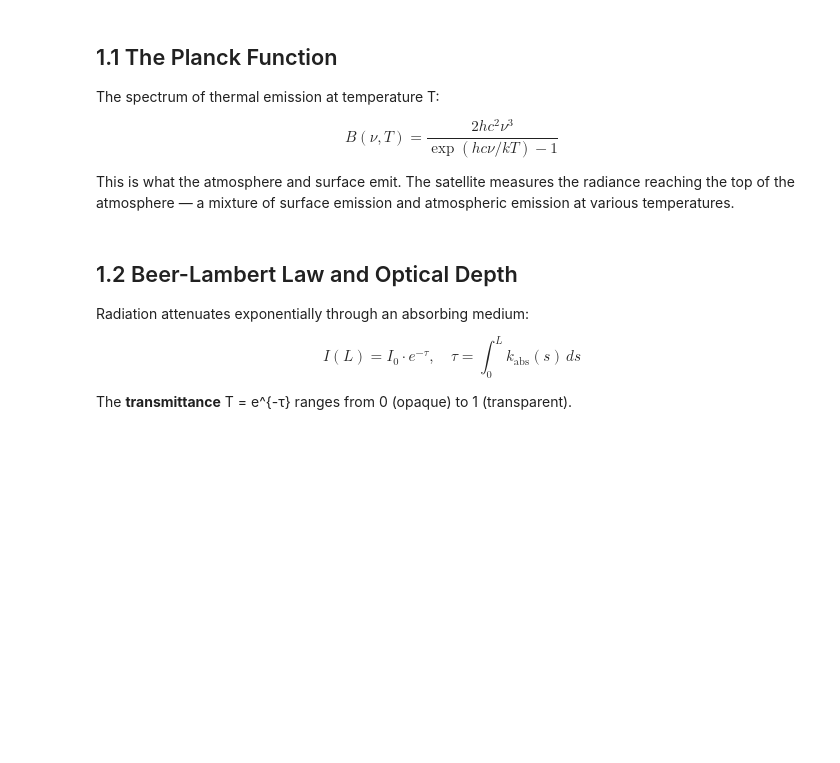
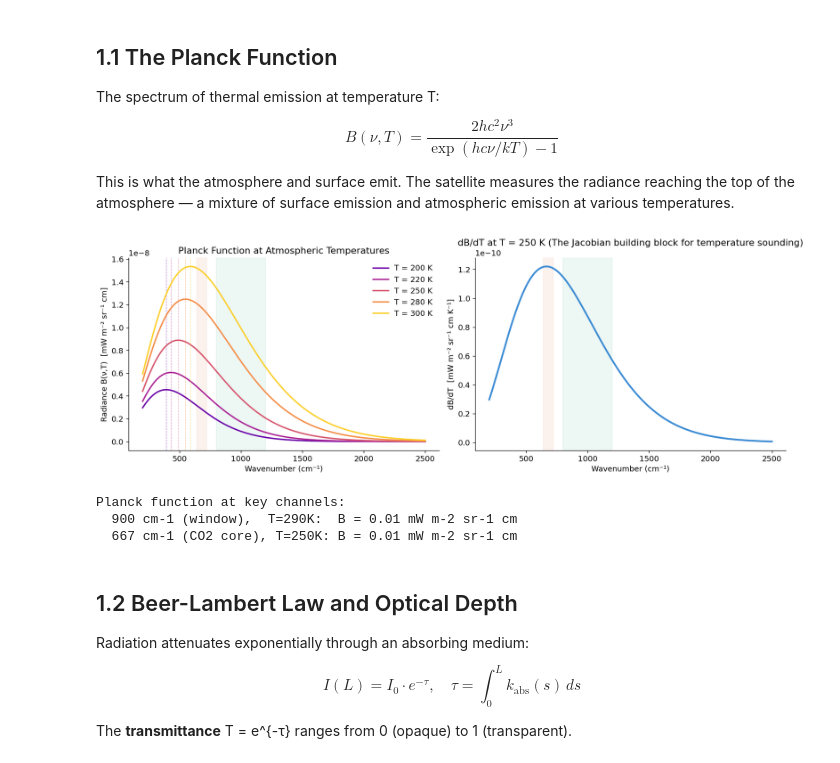
Before and after one commit to arunp77/Bayesian-Analysis-in-Astrophysics, a Jupyter notebook: bayes-atmospheric-remote-sensing/bayes-atmos/chapters/ch01_radiative_transfer/notebook.ipynb, the cells around one changed output. Cells and saved outputs as stored; diff of their text form; code cells hidden in the pictures; blank space fills up the shorter version.

```diff
--- a/bayes-atmospheric-remote-sensing/bayes-atmos/chapters/ch01_radiative_transfer/notebook.ipynb
+++ b/bayes-atmospheric-remote-sensing/bayes-atmos/chapters/ch01_radiative_transfer/notebook.ipynb
@@ -56,35 +59,39 @@ for T, col in zip(temps, colors):
     axes[0].axvline(nu_peak, color=col, lw=0.8, ls="--", alpha=0.5)
 
 axes[0].set_xlabel("Wavenumber (cm⁻¹)")
 axes[0].set_ylabel("Radiance B(ν,T)  [mW m⁻² sr⁻¹ cm]")
 axes[0].set_title("Planck Function at Atmospheric Temperatures")
 axes[0].legend(frameon=False)
 
 # Spectral derivative dB/dT — important for Jacobians
 for T, col in zip([250], ["#3B8BD4"]):
     dBdT = c1 * nu**3 * c2 * nu / T**2 / (np.expm1(c2*nu/T)**2) * np.exp(c2*nu/T)
     dBdT *= 1e-3
     axes[1].plot(nu, dBdT, color=col, lw=2.5)
-    axes[1].set_title("dB/dT at T = 250 K
-(The Jacobian building block for temperature sounding)")
+    axes[1].set_title("dB/dT at T = 250 K (The Jacobian building block for temperature sounding)")
     axes[1].set_xlabel("Wavenumber (cm⁻¹)")
     axes[1].set_ylabel("dB/dT  [mW m⁻² sr⁻¹ cm K⁻¹]")
 
 # Mark key atmospheric windows and absorption bands
 for ax in axes:
     ax.axvspan(800, 1200, color="#1D9E75", alpha=0.08, label="8-12 μm window")
     ax.axvspan(640, 720, color="#D85A30", alpha=0.08, label="CO₂ 15 μm band")
 
 plt.tight_layout()
 plt.show()
 
 # Brightness temperature conversion
 def rad_to_BT(nu, B):
     return c2 * nu / np.log(1 + c1 * nu**3 / B)
 
 print("Planck function at key channels:")
 print(f"  900 cm-1 (window),  T=290K:  B = {planck(900,290)*1e3:.2f} mW m-2 sr-1 cm")
 print(f"  667 cm-1 (CO2 core), T=250K: B = {planck(667,250)*1e3:.2f} mW m-2 sr-1 cm")
+# %% [output]
+[figure, added]
+Planck function at key channels:
+  900 cm-1 (window),  T=290K:  B = 0.01 mW m-2 sr-1 cm
+  667 cm-1 (CO2 core), T=250K: B = 0.01 mW m-2 sr-1 cm
 # %% [markdown]
 ## 1.2 Beer-Lambert Law and Optical Depth
 
```
Also changed, not shown: parts of 5 cells of this notebook.
